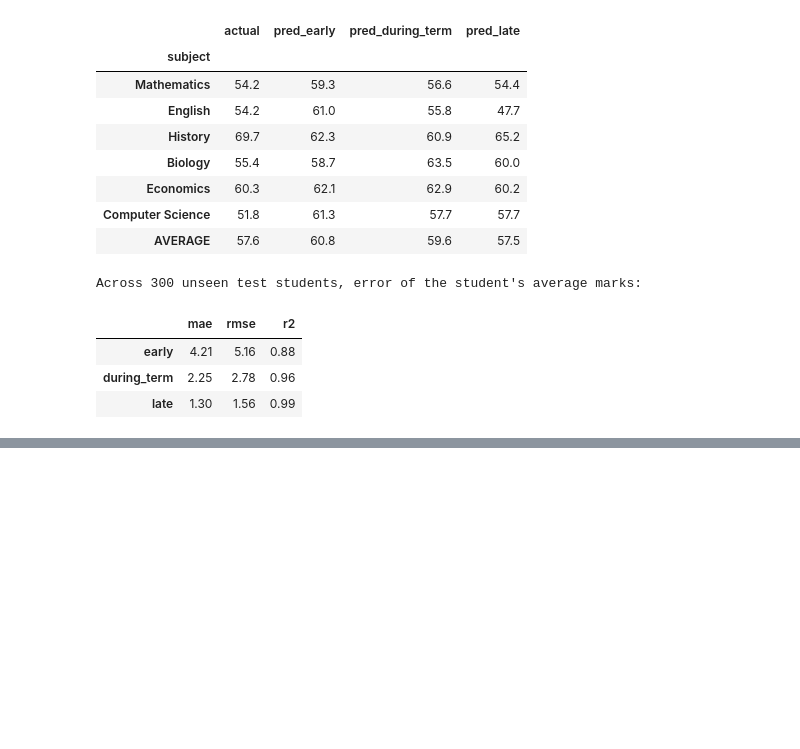
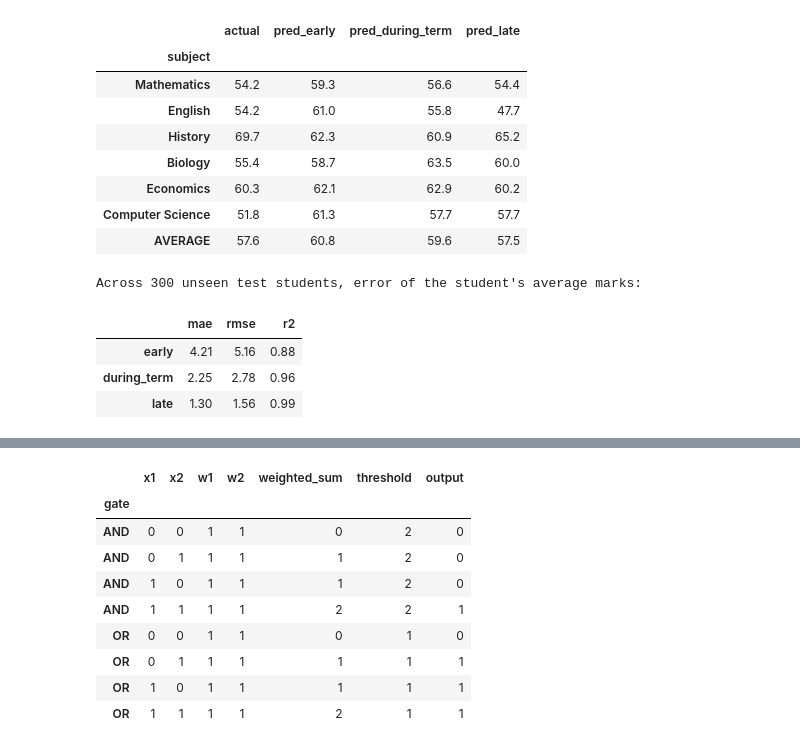
Before and after one commit to devranvijay/EduPredict-AI, a Jupyter notebook: notebooks/edupredict_walkthrough.ipynb, the cells around one changed output, grey strips where cells are left out. Drawn from its saved outputs; the diff is of its cells as text; code cells hidden in the pictures; blank space fills up the shorter version.

```diff
--- a/notebooks/edupredict_walkthrough.ipynb
+++ b/notebooks/edupredict_walkthrough.ipynb
@@ -269,0 +364,13 @@ To reproduce everything: `python -m src.synthetic_data`, then `python train.py`.
+# %%
+pd.concat({gate: pd.DataFrame(lr.demo_mp(gate)) for gate in ("AND", "OR")}, names=["gate"]).droplevel(1)
+# %% [output]
+|  | x1 | x2 | w1 | w2 | weighted_sum | threshold | output |
+| gate |  |  |  |  |  |  |  |
+| AND | 0 | 0 | 1 | 1 | 0 | 2 | 0 |
+| AND | 0 | 1 | 1 | 1 | 1 | 2 | 0 |
+| AND | 1 | 0 | 1 | 1 | 1 | 2 | 0 |
+| AND | 1 | 1 | 1 | 1 | 2 | 2 | 1 |
+| OR | 0 | 0 | 1 | 1 | 0 | 1 | 0 |
+| OR | 0 | 1 | 1 | 1 | 1 | 1 | 1 |
+| OR | 1 | 0 | 1 | 1 | 1 | 1 | 1 |
+| OR | 1 | 1 | 1 | 1 | 2 | 1 | 1 |
```
Also changed, not shown: parts of 44 cells of this notebook, 15 other files.
